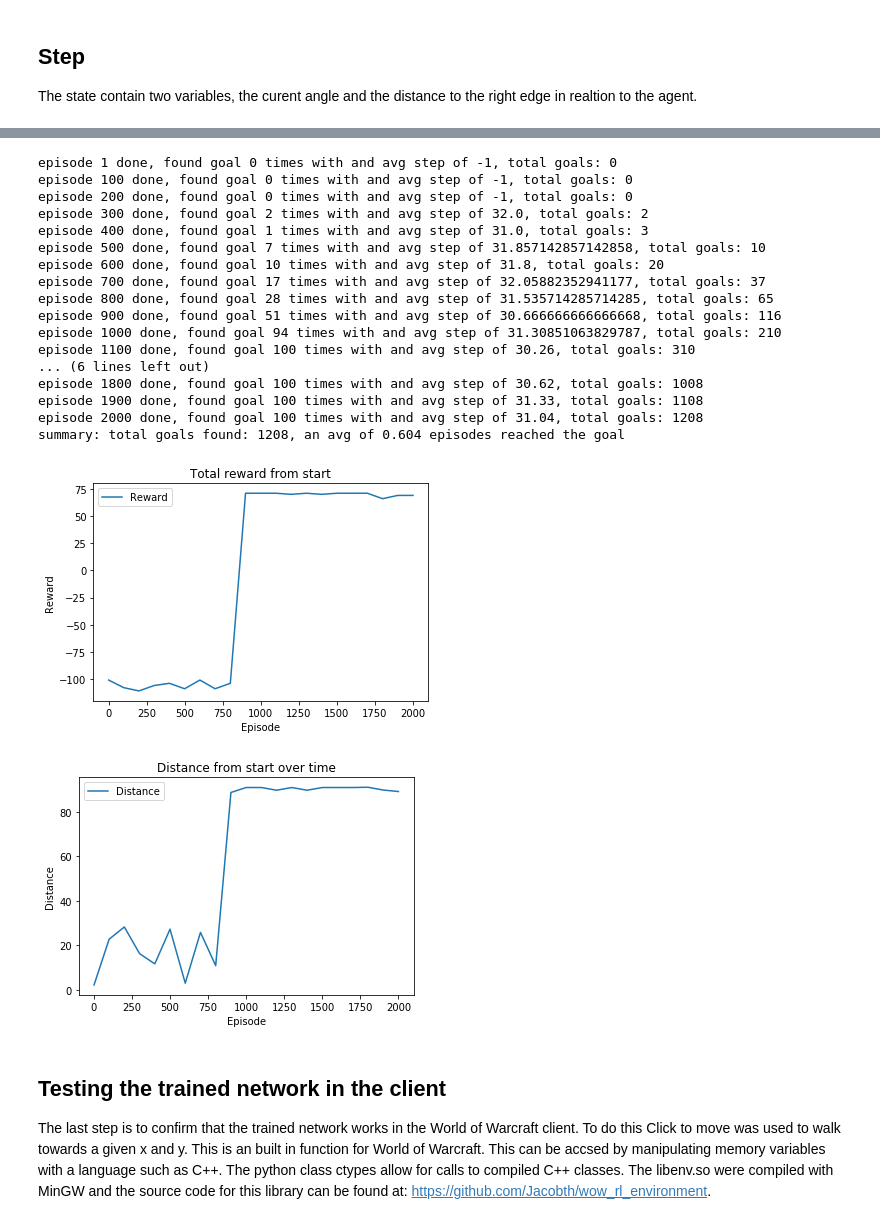
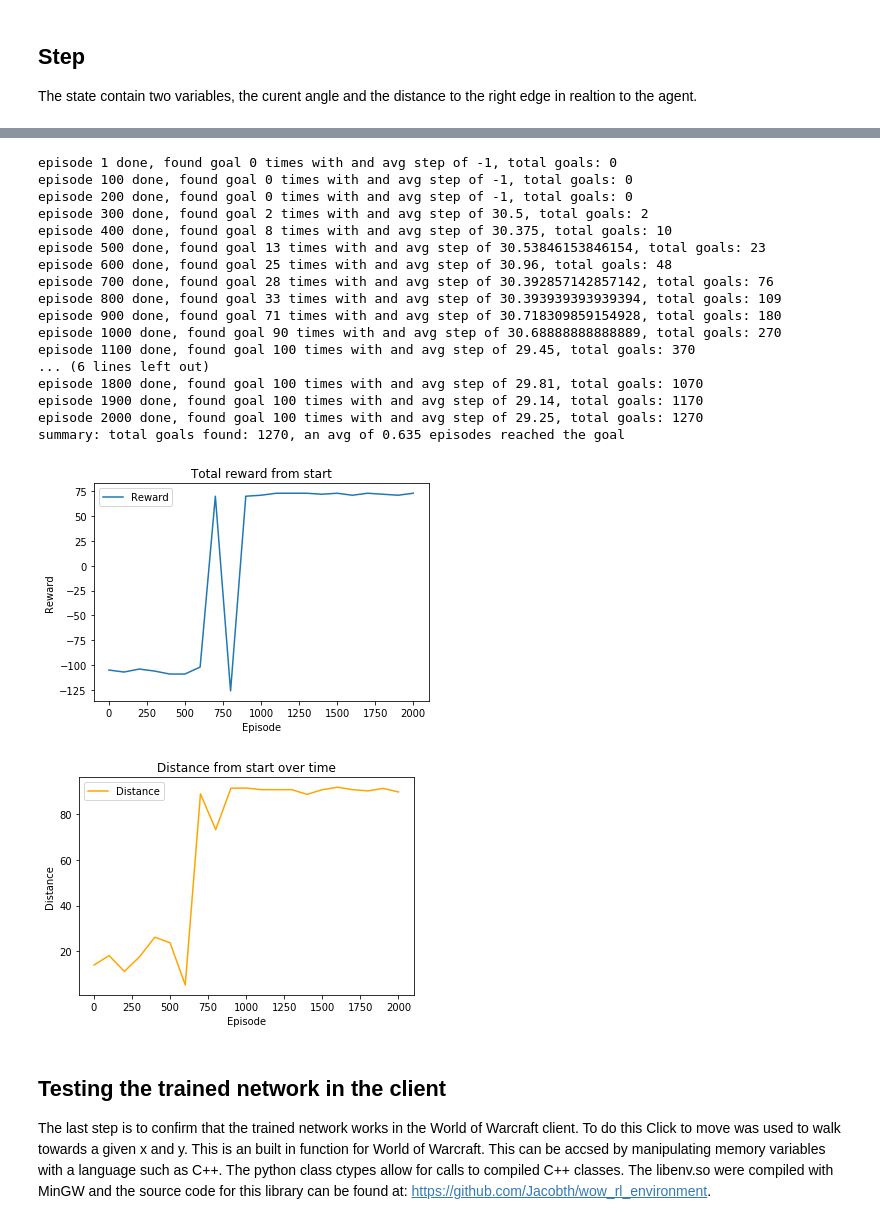
Before and after one commit to Jacobth/wow_rl_notebook, a Jupyter notebook: wow_rl_sim.ipynb, the cells around one changed output, grey strips where cells are left out. Saved outputs shown, nothing was run; the diff lists cells and outputs as text; code cells hidden in the pictures.

Commit message:
adding one more action

```diff
--- a/wow_rl_sim.ipynb
+++ b/wow_rl_sim.ipynb
@@ -160,8 +159,9 @@ def get_new_angle(action):
     return{
         0 : current_angle + v,
         1 : current_angle + v*2,
-        2 : current_angle - v,
-        3 : current_angle - v*2,
+        2 : current_angle,
+        3 : current_angle - v,
+        4 : current_angle - v*2,
     }[action]
 # %% [markdown]
 ## New position from predicted angle
@@ -191,7 +191,7 @@ step_reward = -1
 stuck_reward = -100
 
 state_size = 2
-action_size = 4
+action_size = 5
 # %% [markdown]
 ## Step
 The state contain two variables, the curent angle and the distance to the right edge in realtion to the agent.
@@ -393,20 +393,20 @@ print("summary: total goals found: {}, an avg of {} episodes reached the goal".f
 episode 1 done, found goal 0 times with and avg step of -1, total goals: 0
 episode 100 done, found goal 0 times with and avg step of -1, total goals: 0
 episode 200 done, found goal 0 times with and avg step of -1, total goals: 0
-episode 300 done, found goal 2 times with and avg step of 32.0, total goals: 2
-episode 400 done, found goal 1 times with and avg step of 31.0, total goals: 3
-episode 500 done, found goal 7 times with and avg step of 31.857142857142858, total goals: 10
-episode 600 done, found goal 10 times with and avg step of 31.8, total goals: 20
-episode 700 done, found goal 17 times with and avg step of 32.05882352941177, total goals: 37
-episode 800 done, found goal 28 times with and avg step of 31.535714285714285, total goals: 65
-episode 900 done, found goal 51 times with and avg step of 30.666666666666668, total goals: 116
-episode 1000 done, found goal 94 times with and avg step of 31.30851063829787, total goals: 210
-episode 1100 done, found goal 100 times with and avg step of 30.26, total goals: 310
+episode 300 done, found goal 2 times with and avg step of 30.5, total goals: 2
+episode 400 done, found goal 8 times with and avg step of 30.375, total goals: 10
+episode 500 done, found goal 13 times with and avg step of 30.53846153846154, total goals: 23
+episode 600 done, found goal 25 times with and avg step of 30.96, total goals: 48
+episode 700 done, found goal 28 times with and avg step of 30.392857142857142, total goals: 76
+episode 800 done, found goal 33 times with and avg step of 30.393939393939394, total goals: 109
+episode 900 done, found goal 71 times with and avg step of 30.718309859154928, total goals: 180
+episode 1000 done, found goal 90 times with and avg step of 30.68888888888889, total goals: 270
+episode 1100 done, found goal 100 times with and avg step of 29.45, total goals: 370
 ... (6 lines left out)
-episode 1800 done, found goal 100 times with and avg step of 30.62, total goals: 1008
-episode 1900 done, found goal 100 times with and avg step of 31.33, total goals: 1108
-episode 2000 done, found goal 100 times with and avg step of 31.04, total goals: 1208
-summary: total goals found: 1208, an avg of 0.604 episodes reached the goal
+episode 1800 done, found goal 100 times with and avg step of 29.81, total goals: 1070
+episode 1900 done, found goal 100 times with and avg step of 29.14, total goals: 1170
+episode 2000 done, found goal 100 times with and avg step of 29.25, total goals: 1270
+summary: total goals found: 1270, an avg of 0.635 episodes reached the goal
 # %%
 plt.plot(total_ep, total_rewards)
 plt.title('Total reward from start')
@@ -415,16 +415,16 @@ plt.xlabel('Episode')
 plt.legend(['Reward'], loc='upper left')
 plt.show()
 # %% [output]
-[figure, old version]
+[figure, new version]
 # %%
-plt.plot(total_ep, total_distance)
+plt.plot(total_ep, total_distance, color='orange')
 plt.title('Distance from start over time')
 plt.ylabel('Distance')
 plt.xlabel('Episode')
 plt.legend(['Distance'], loc='upper left')
 plt.show()
 # %% [output]
-[figure, old version]
+[figure, new version]
 # %% [markdown]
 ## Testing the trained network in the client
 The last step is to confirm that the trained network works in the World of Warcraft client. To do this Click to move was used  to walk towards a given x and y. This is an built in function for World of Warcraft. This can be accsed by manipulating memory variables with a language such as C++. The python class ctypes allow for calls to compiled C++ classes. The libenv.so were compiled with MinGW and the source code for this library can be found at: https://github.com/Jacobth/wow_rl_environment.
```
Also changed, not shown: parts of 3 cells of this notebook, 1 other file.
